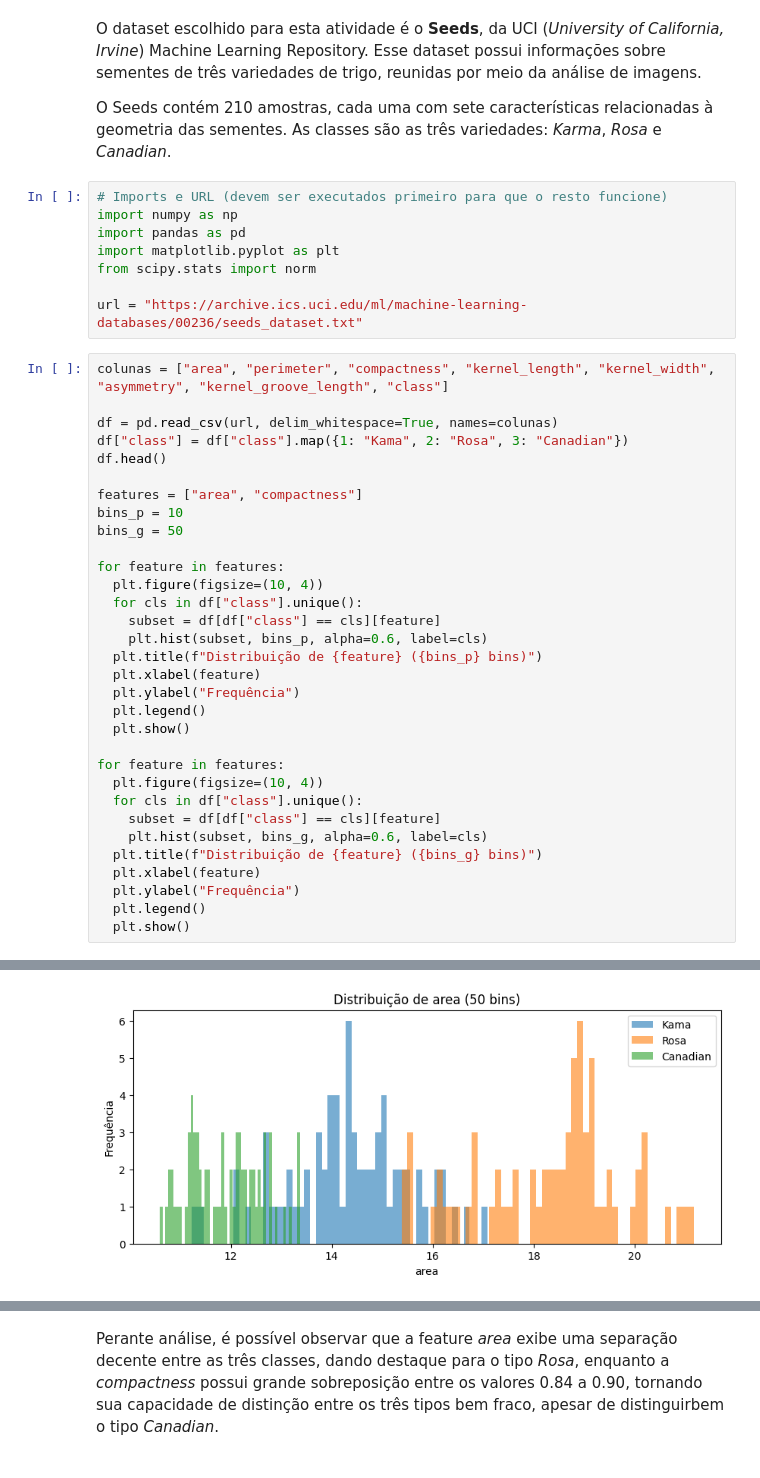
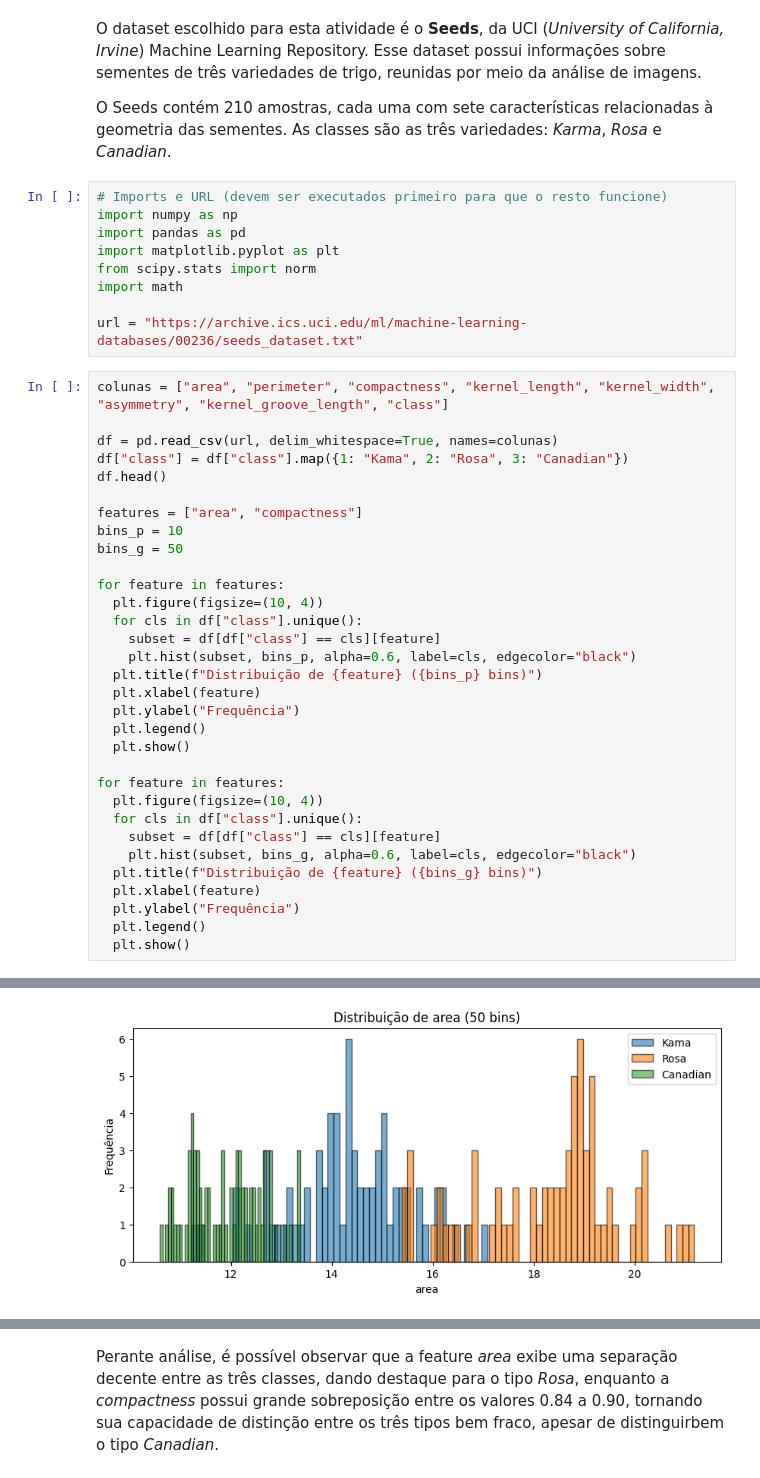
Before and after one commit to jeffersondamasceno/Estatistica-LLM-Atividade1, a Jupyter notebook: Estatistica_LLM_Atividade1.ipynb, the cells around one changed output, grey strips where cells are left out. Saved outputs shown, nothing was run; the diff lists cells and outputs as text.

```diff
--- a/Estatistica_LLM_Atividade1.ipynb
+++ b/Estatistica_LLM_Atividade1.ipynb
@@ -18,6 +18,7 @@ import numpy as np
 import pandas as pd
 import matplotlib.pyplot as plt
 from scipy.stats import norm
+import math
 
 url = "https://archive.ics.uci.edu/ml/machine-learning-databases/00236/seeds_dataset.txt"
 # %%
@@ -35,7 +36,7 @@ for feature in features:
   plt.figure(figsize=(10, 4))
   for cls in df["class"].unique():
     subset = df[df["class"] == cls][feature]
-    plt.hist(subset, bins_p, alpha=0.6, label=cls)
+    plt.hist(subset, bins_p, alpha=0.6, label=cls, edgecolor="black")
   plt.title(f"Distribuição de {feature} ({bins_p} bins)")
   plt.xlabel(feature)
   plt.ylabel("Frequência")
@@ -46,7 +47,7 @@ for feature in features:
   plt.figure(figsize=(10, 4))
   for cls in df["class"].unique():
     subset = df[df["class"] == cls][feature]
-    plt.hist(subset, bins_g, alpha=0.6, label=cls)
+    plt.hist(subset, bins_g, alpha=0.6, label=cls, edgecolor="black")
   plt.title(f"Distribuição de {feature} ({bins_g} bins)")
   plt.xlabel(feature)
   plt.ylabel("Frequência")
@@ -58 +59 @@ for feature in features:
-[figure, old version]
+[figure, new version]
```
Also changed, not shown: parts of 6 cells of this notebook.
